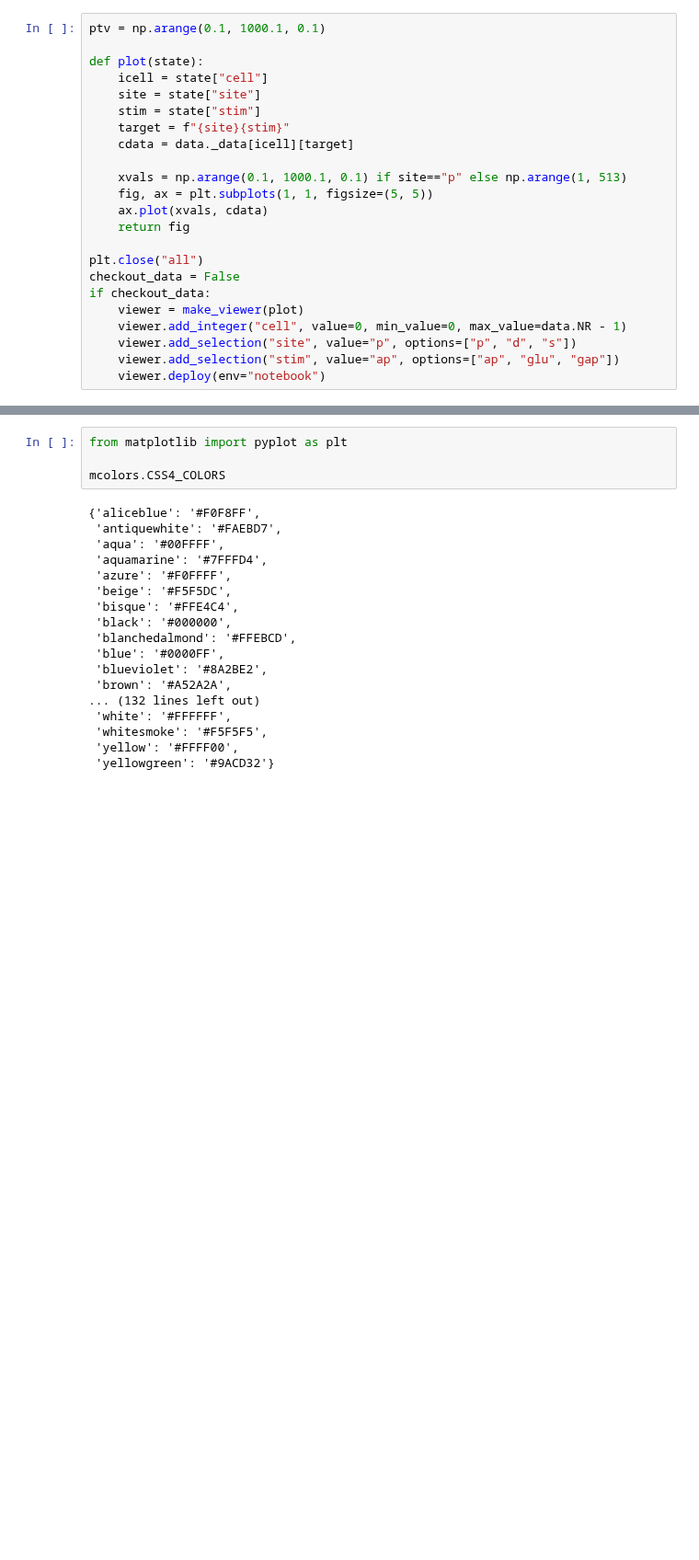
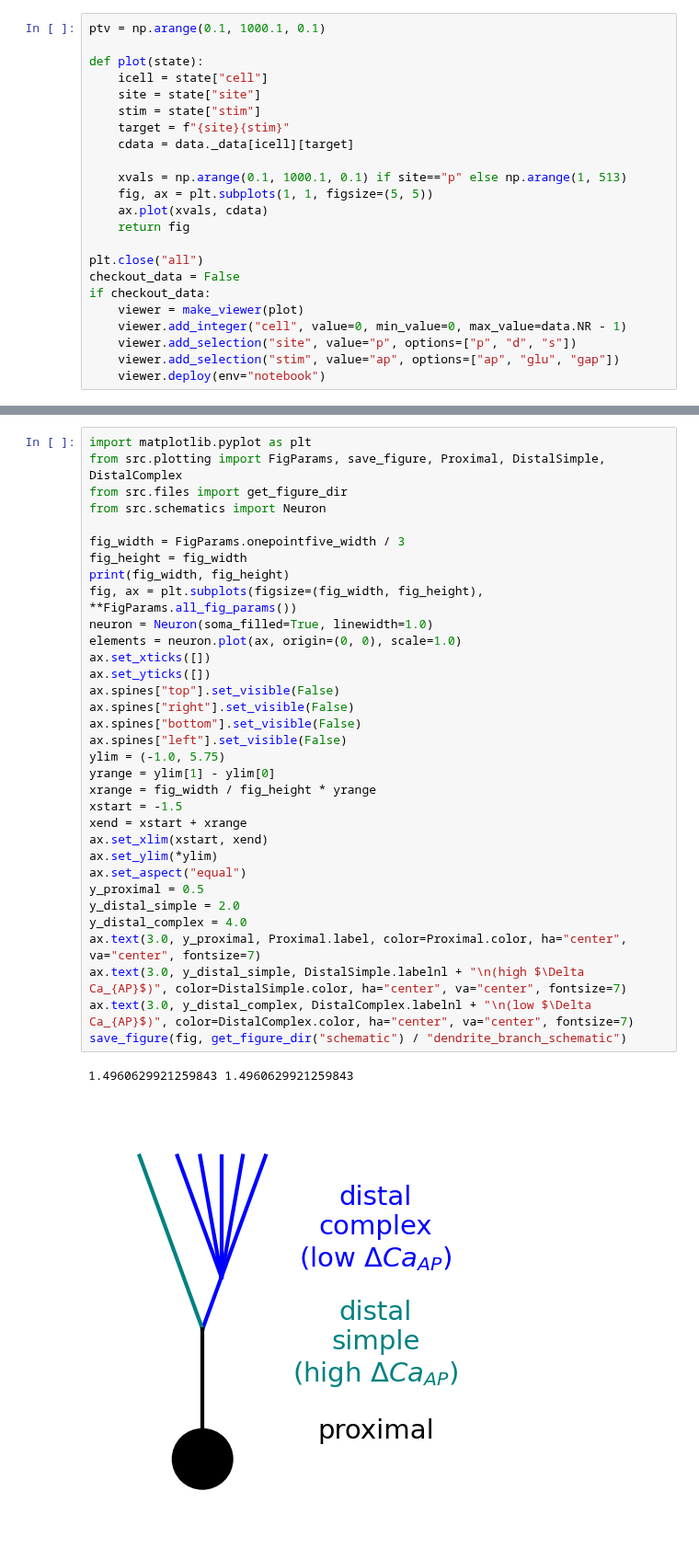
Before and after one commit to landoskape/plasticity-modeling, a Jupyter notebook: notebooks/explore_elife_data.ipynb, the cells around one changed output, grey strips where cells are left out. Shown at 92% size. Drawn from its saved outputs; the diff is of its cells as text; blank space fills up the shorter version.

```diff
--- a/notebooks/explore_elife_data.ipynb
+++ b/notebooks/explore_elife_data.ipynb
@@ -166,22 +131,36 @@ viewer.add_selection("color", value="indigo", options=color_options)
-# %%
-from matplotlib import pyplot as plt
-
-mcolors.CSS4_COLORS
-# %% [output]
-{'aliceblue': '#F0F8FF',
- 'antiquewhite': '#FAEBD7',
- 'aqua': '#00FFFF',
- 'aquamarine': '#7FFFD4',
- 'azure': '#F0FFFF',
- 'beige': '#F5F5DC',
- 'bisque': '#FFE4C4',
- 'black': '#000000',
- 'blanchedalmond': '#FFEBCD',
- 'blue': '#0000FF',
- 'blueviolet': '#8A2BE2',
- 'brown': '#A52A2A',
-... (132 lines left out)
- 'white': '#FFFFFF',
- 'whitesmoke': '#F5F5F5',
- 'yellow': '#FFFF00',
- 'yellowgreen': '#9ACD32'}
+# %%
+import matplotlib.pyplot as plt
+from src.plotting import FigParams, save_figure, Proximal, DistalSimple, DistalComplex
+from src.files import get_figure_dir
+from src.schematics import Neuron
+
+fig_width = FigParams.onepointfive_width / 3
+fig_height = fig_width
+print(fig_width, fig_height)
+fig, ax = plt.subplots(figsize=(fig_width, fig_height), **FigParams.all_fig_params())
+neuron = Neuron(soma_filled=True, linewidth=1.0)
+elements = neuron.plot(ax, origin=(0, 0), scale=1.0)
+ax.set_xticks([])
+ax.set_yticks([])
+ax.spines["top"].set_visible(False)
+ax.spines["right"].set_visible(False)
+ax.spines["bottom"].set_visible(False)
+ax.spines["left"].set_visible(False)
+ylim = (-1.0, 5.75)
+yrange = ylim[1] - ylim[0]
+xrange = fig_width / fig_height * yrange
+xstart = -1.5
+xend = xstart + xrange
+ax.set_xlim(xstart, xend)
+ax.set_ylim(*ylim)
+ax.set_aspect("equal")
+y_proximal = 0.5
+y_distal_simple = 2.0
+y_distal_complex = 4.0
+ax.text(3.0, y_proximal, Proximal.label, color=Proximal.color, ha="center", va="center", fontsize=7)
+ax.text(3.0, y_distal_simple, DistalSimple.labelnl + "\n(high $\Delta Ca_{AP}$)", color=DistalSimple.color, ha="center", va="center", fontsize=7)
+ax.text(3.0, y_distal_complex, DistalComplex.labelnl + "\n(low $\Delta Ca_{AP}$)", color=DistalComplex.color, ha="center", va="center", fontsize=7)
+save_figure(fig, get_figure_dir("schematic") / "dendrite_branch_schematic")
+# %% [output]
+1.4960629921259843 1.4960629921259843
+[figure, added]
```
Also changed, not shown: parts of 3 cells of this notebook, 2 other files.
